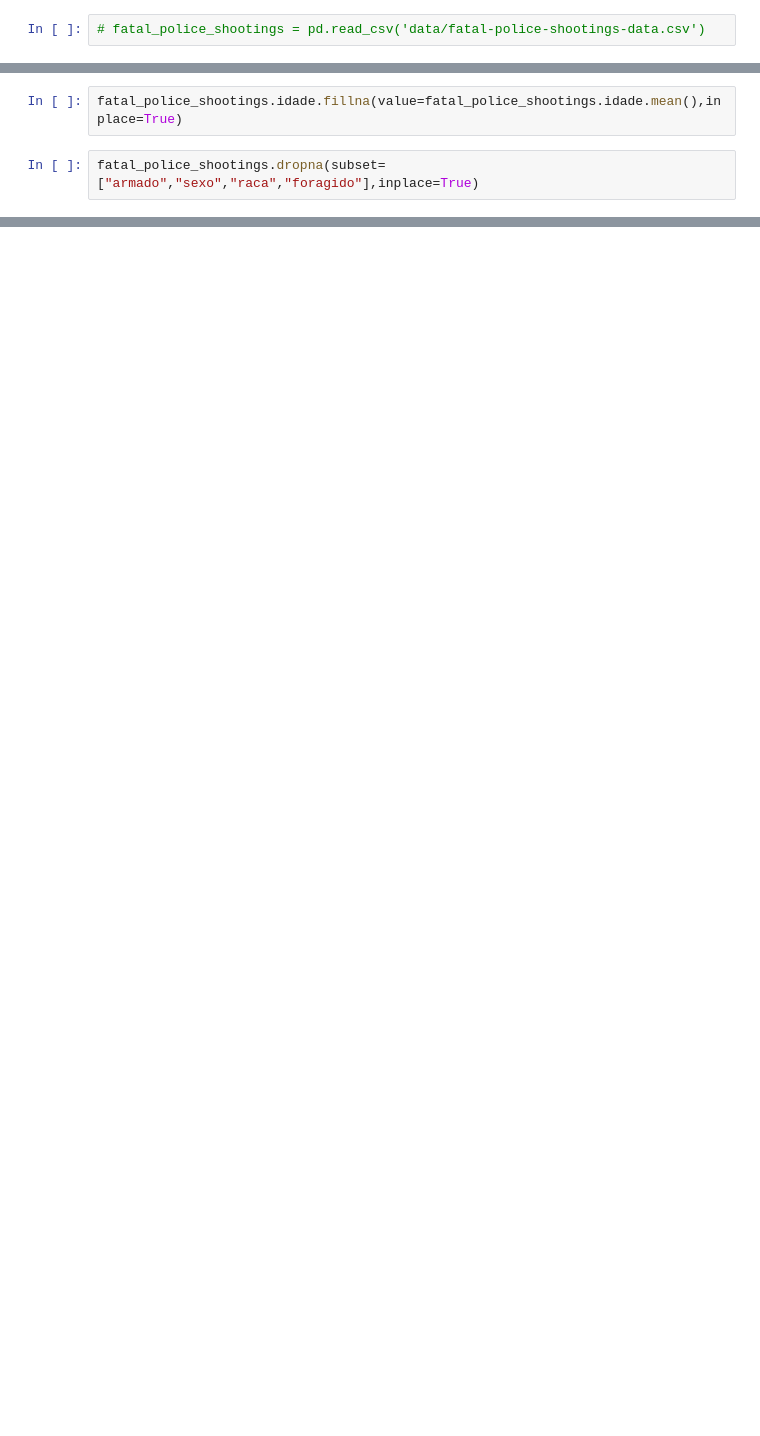
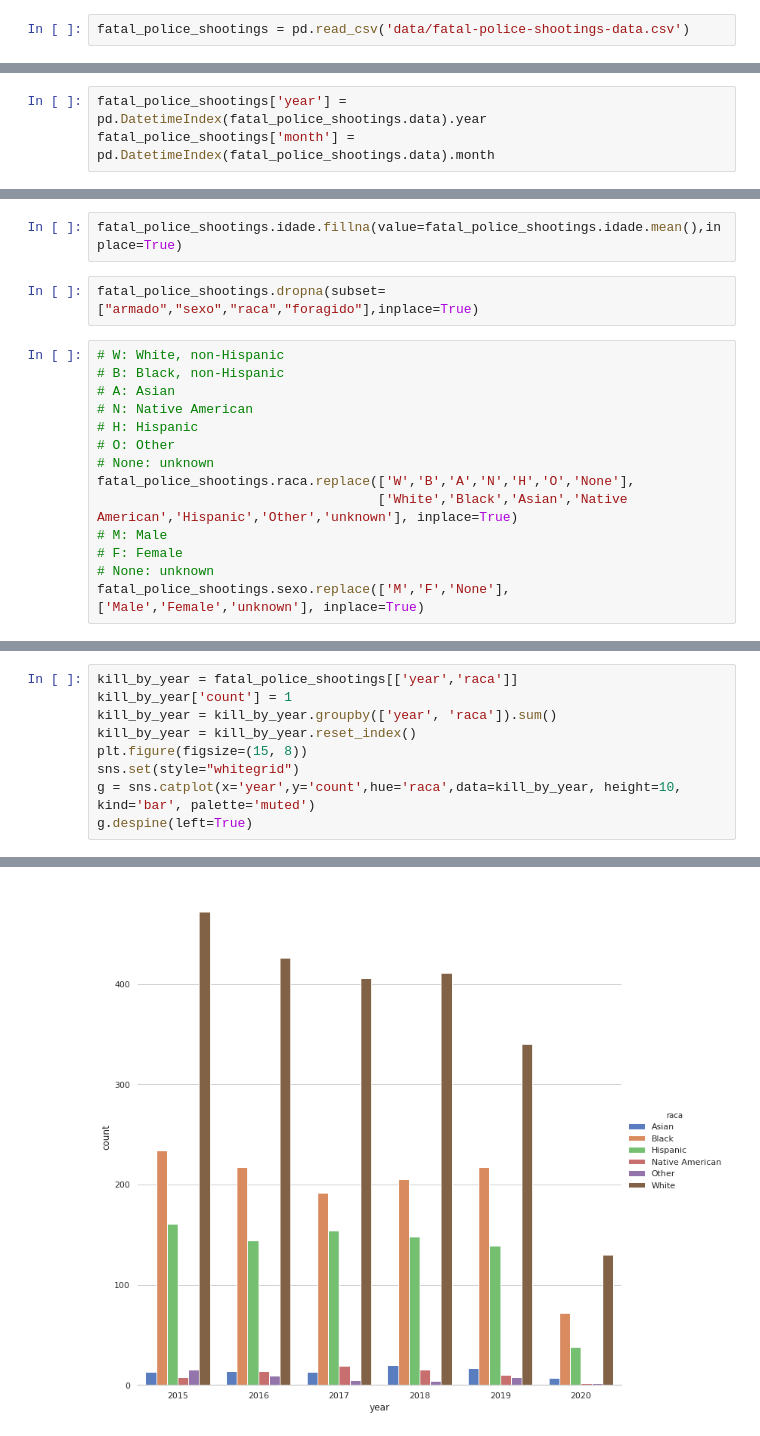
Before and after one commit to matheusrodriguesf/fata-police-shootings-project-ml, a Jupyter notebook: EDA.ipynb, the cells around one changed output, grey strips where cells are left out. Cells and saved outputs as stored; diff of their text form; blank space fills up the shorter version.

```diff
--- a/EDA.ipynb
+++ b/EDA.ipynb
@@ -5,6 +5,6 @@ import seaborn as sns
 import matplotlib.pyplot as plt
 %matplotlib inline
 # %%
-# fatal_police_shootings = pd.read_csv('data/fatal-police-shootings-data.csv')
+fatal_police_shootings = pd.read_csv('data/fatal-police-shootings-data.csv')
 # %%
 fatal_police_shootings.dtypes
@@ -40,2 +114,5 @@ fatal_police_shootings.head()
+# %%
+fatal_police_shootings['year'] = pd.DatetimeIndex(fatal_police_shootings.data).year
+fatal_police_shootings['month'] = pd.DatetimeIndex(fatal_police_shootings.data).month
 # %%
 fatal_police_shootings.isnull().sum()
@@ -43,5 +136,19 @@ fatal_police_shootings.isnull().sum()
 fatal_police_shootings.idade.fillna(value=fatal_police_shootings.idade.mean(),inplace=True)
 # %%
 fatal_police_shootings.dropna(subset=["armado","sexo","raca","foragido"],inplace=True)
+# %%
+# W: White, non-Hispanic
+# B: Black, non-Hispanic
+# A: Asian
+# N: Native American
+# H: Hispanic
+# O: Other
+# None: unknown
+fatal_police_shootings.raca.replace(['W','B','A','N','H','O','None'],
+                                    ['White','Black','Asian','Native American','Hispanic','Other','unknown'], inplace=True)
+# M: Male
+# F: Female
+# None: unknown
+fatal_police_shootings.sexo.replace(['M','F','None'],['Male','Female','unknown'], inplace=True)
 # %%
 fatal_police_shootings.head()
@@ -55,0 +169,10 @@ fatal_police_shootings[fatal_police_shootings.sexo=="M"].sexo.count()
+# %%
+kill_by_year = fatal_police_shootings[['year','raca']]
+kill_by_year['count'] = 1
+kill_by_year = kill_by_year.groupby(['year', 'raca']).sum()
+kill_by_year = kill_by_year.reset_index()
+plt.figure(figsize=(15, 8))
+sns.set(style="whitegrid")
+g = sns.catplot(x='year',y='count',hue='raca',data=kill_by_year, height=10, kind='bar', palette='muted')
+g.despine(left=True)
+# %% [output]
@@ -55,0 +185 @@ fatal_police_shootings[fatal_police_shootings.sexo=="M"].sexo.count()
+[figure, added]
```
Also changed, not shown: parts of 49 cells of this notebook.
